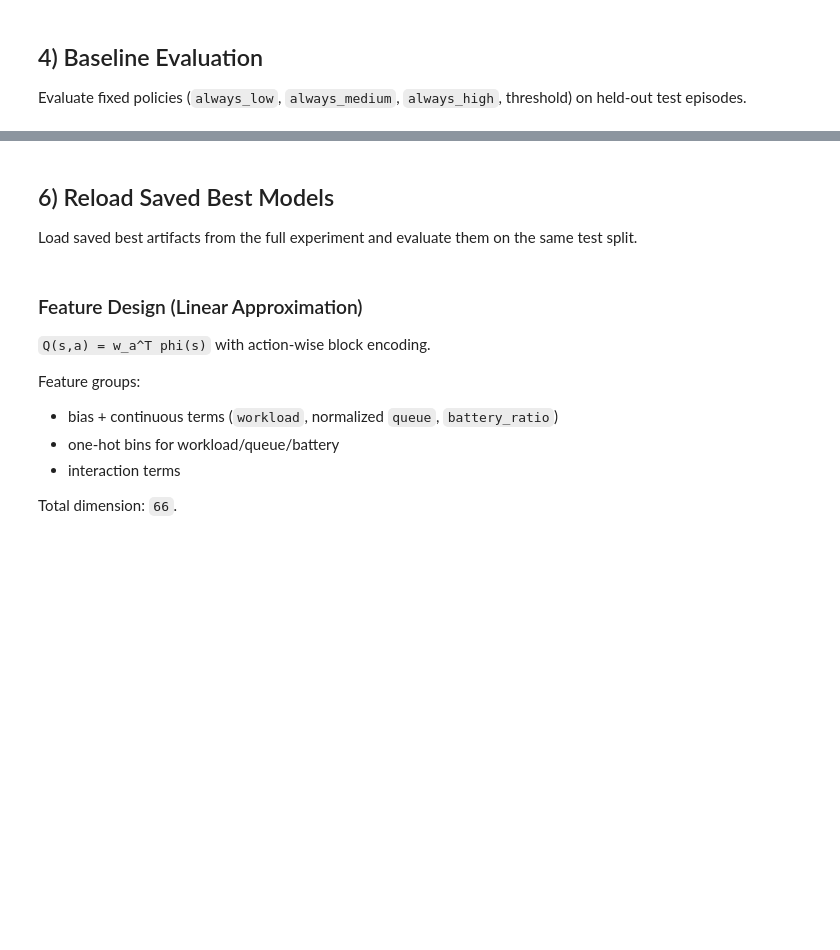
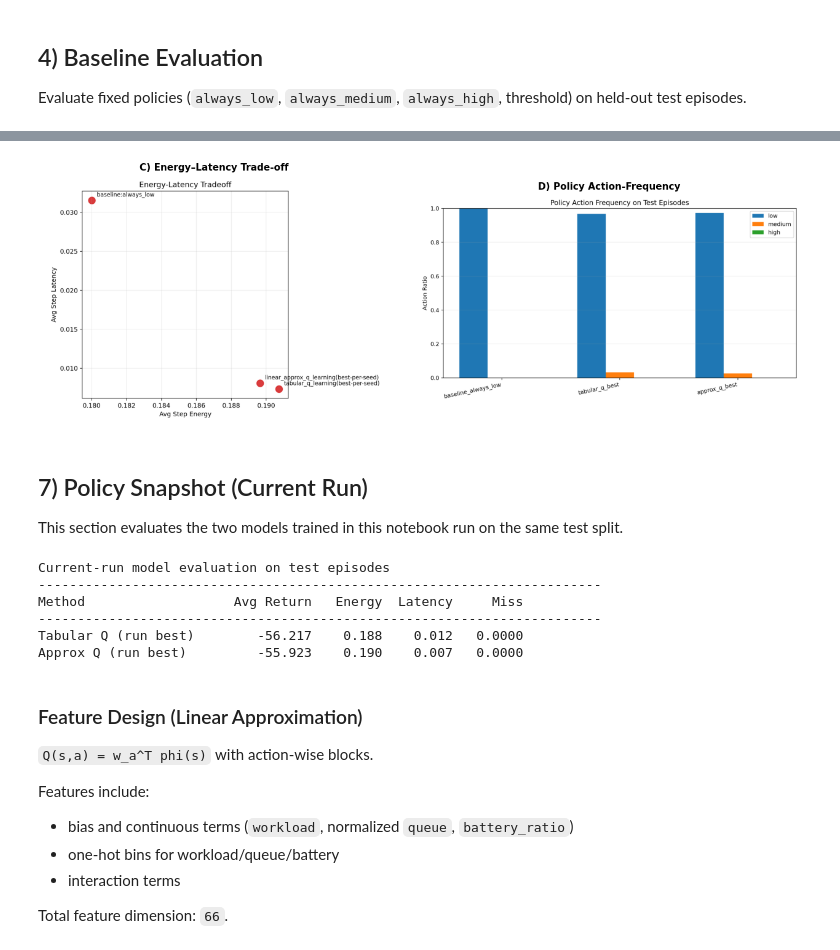
Before and after one commit to z1L0Ng/EE473, a Jupyter notebook: notebooks/final_project.ipynb, the cells around one changed output, grey strips where cells are left out. Drawn from its saved outputs; the diff is of its cells as text; code cells hidden in the pictures; blank space fills up the shorter version.

Commit message:
Refine final notebook narrative and regenerate PDF

```diff
--- a/notebooks/final_project.ipynb
+++ b/notebooks/final_project.ipynb
@@ -194,45 +309,54 @@ print(f"  Training time (s)    : tabular={tabular_time:.2f}, approx={approx_time
+# %%
+fig, axes = plt.subplots(1, 2, figsize=(13, 4.5))
+for ax, fname, title in [
+    (axes[0], 'energy_latency_tradeoff.png', 'C) Energy\u2013Latency Trade-off'),
+    (axes[1], 'policy_action_frequency.png', 'D) Policy Action-Frequency'),
+]:
+    ax.imshow(mpimg.imread(FIG_DIR / fname))
+    ax.axis('off')
+    ax.set_title(title, fontsize=11, fontweight='bold')
+plt.tight_layout()
+plt.show()
+# %% [output]
+[figure, added]
 # %% [markdown]
-## 6) Reload Saved Best Models
+## 7) Policy Snapshot (Current Run)
 
-Load saved best artifacts from the full experiment and evaluate them on the same test split.
+This section evaluates the two models trained in this notebook run on the same test split.
 # %%
-from q_learning import evaluate_q_policy, greedy_action as tab_greedy
+from q_learning import evaluate_q_policy
 from approx_q import LinearQApproximator, evaluate_linear_q_policy
 
-# ── Load pre-trained artifacts from full experiment ───────────────────────────
-TAB_Q_PATH  = ROOT / 'results/tabular_q_learning_120/q_table_best.npy'
-APX_W_PATH  = ROOT / 'results/approx_q_learning_120/weights_best.npy'
+# Models from this notebook run
+q_table_run = tabular_result['best_q_table']
+weights_run = approx_result['best_weights']
+approximator_run = LinearQApproximator(DEFAULT_ENV_CONFIG)
 
-q_table_best  = np.load(TAB_Q_PATH)
-weights_best  = np.load(APX_W_PATH)
-approximator  = LinearQApproximator(DEFAULT_ENV_CONFIG)
+tab_run = evaluate_q_policy(q_table_run, test_episodes, env_config=DEFAULT_ENV_CONFIG)
+apx_run = evaluate_linear_q_policy(weights_run, approximator_run, test_episodes, env_config=DEFAULT_ENV_CONFIG)
 
-print("Q-table shape :", q_table_best.shape,
-      "  (workload_bins × queue_bins × battery_bins × actions)")
-print("Weight vector  :", weights_best.shape,
-      f"  ({approximator.base_dim} base features × {approximator.num_actions} actions)")
-
-# ── Evaluate saved models on test episodes ────────────────────────────────────
-tab_saved = evaluate_q_policy(q_table_best, test_episodes, env_config=DEFAULT_ENV_CONFIG)
-apx_saved = evaluate_linear_q_policy(weights_best, approximator, test_episodes,
-                                      env_config=DEFAULT_ENV_CONFIG)
-
-print("\n  Saved best model evaluation on test set:")
-print(f"  {'Method':<28}  {'Avg Return':>10}  {'Energy':>7}  {'Latency':>8}  {'Miss Rate':>9}")
-print('  ' + '-' * 65)
-for label, m in [('Tabular Q (saved best)', tab_saved), ('Approx Q (saved best)', apx_saved)]:
-    print(f"  {label:<28}  {m['avg_episode_return']:>10.4f}  "
-          f"{m['avg_step_energy']:>7.4f}  {m['avg_step_latency']:>8.4f}  "
-          f"{m['miss_rate']:>9.4f}")
+print('Current-run model evaluation on test episodes')
+print('-' * 72)
+print(f"{'Method':<24} {'Avg Return':>10} {'Energy':>8} {'Latency':>8} {'Miss':>8}")
+print('-' * 72)
+for name, m in [('Tabular Q (run best)', tab_run), ('Approx Q (run best)', apx_run)]:
+    print(f"{name:<24} {m['avg_episode_return']:>10.3f} {m['avg_step_energy']:>8.3f} {m['avg_step_latency']:>8.3f} {m['miss_rate']:>8.4f}")
+# %% [output]
+Current-run model evaluation on test episodes
+------------------------------------------------------------------------
+Method                   Avg Return   Energy  Latency     Miss
+------------------------------------------------------------------------
+Tabular Q (run best)        -56.217    0.188    0.012   0.0000
+Approx Q (run best)         -55.923    0.190    0.007   0.0000
 # %% [markdown]
 ### Feature Design (Linear Approximation)
 
-`Q(s,a) = w_a^T phi(s)` with action-wise block encoding.
+`Q(s,a) = w_a^T phi(s)` with action-wise blocks.
 
-Feature groups:
-- bias + continuous terms (`workload`, normalized `queue`, `battery_ratio`)
+Features include:
+- bias and continuous terms (`workload`, normalized `queue`, `battery_ratio`)
 - one-hot bins for workload/queue/battery
 - interaction terms
 
-Total dimension: `66`.
+Total feature dimension: `66`.
 # %%
```
Also changed, not shown: parts of 37 cells of this notebook, 1 other file.
